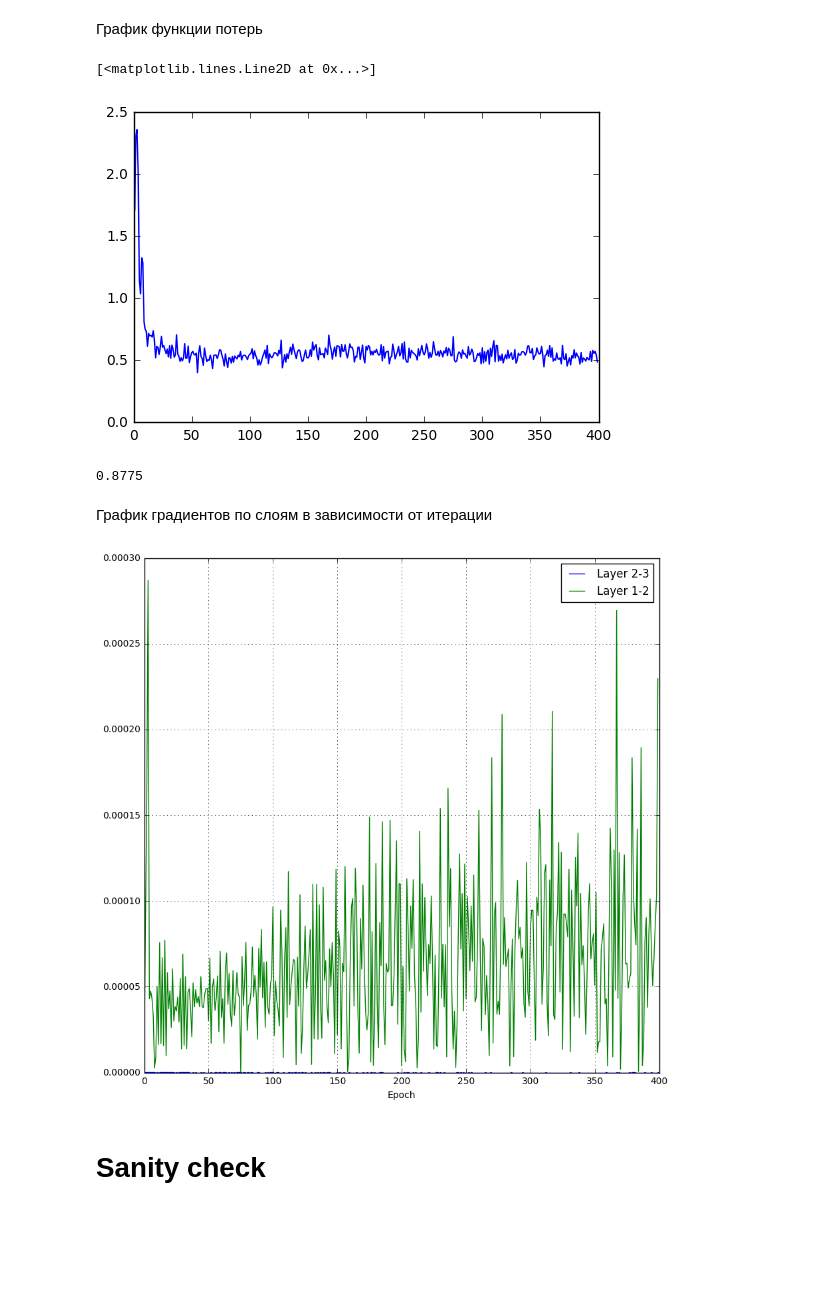
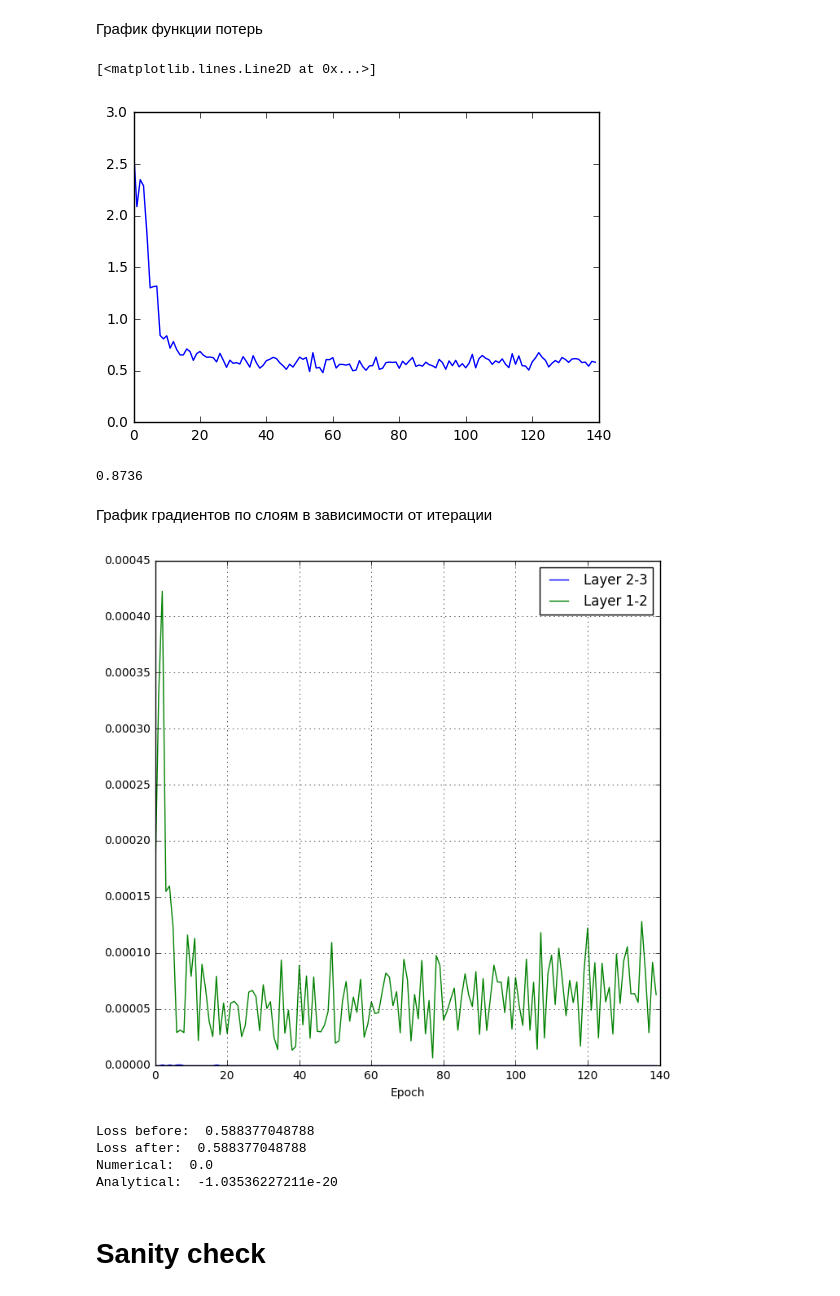
Before and after one commit to tmubarakshin/data_mining, a Jupyter notebook: t.mubarakshin_hw1.ipynb, the cells around one changed output. Cells and saved outputs as stored; diff of their text form; code cells hidden in the pictures; blank space fills up the shorter version.

```diff
--- a/t.mubarakshin_hw1.ipynb
+++ b/t.mubarakshin_hw1.ipynb
@@ -247,6 +247,29 @@ class mlp_NN():
             self.grad_plot[i].append(self.learning_rate * np.average(grad) / self.batch_size)
             self.weights[-i-1] = self.weights[-i-1] - (self.learning_rate / self.batch_size) * grad
 
+    def grad_check(self, X, y):
+        if self.ready:
+            eps = 1e-3
+            self.weights[-1] -= eps
+            loss_before = self.loss_function(self.predict(X), y)
+            print "Loss before: ",loss_before
+            self.weights[-1] += (2.0 * eps)
+            loss_after = self.loss_function(self.predict(X), y)
+            print "Loss after: ", loss_after
+            self.weights[-1] -= eps
+
+            grad_num = (loss_after - loss_before) / (2.0 * eps)
+            grad = np.average(self.grad_plot[num-1][-1])
+
+            print "Numerical: ", grad_num
+            print "Analytical: ", grad
+
+            if not np.isclose(grad_num, grad, atol = eps):
+                print 'Error! Numerical:', grad_num, 'Analytical:', grad
+        else:
+            print 'Network is not ready.'
+
+
     def predict(self, X):
         y_pred = self.feed_forward(X, train = False)
         return y_pred
@@ -261,7 +284,7 @@ def lrate(epoch):
 def test_accuracy(y_pred, y_true):
     return np.sum((np.array(y_pred) == np.array(y_true))) / float(np.array(y_pred).shape[0])
 # %%
-testnn = mlp_NN(batch_size = 250, learning_rate = lrate, n_iter = 400, loss = 'cross-entropy', penalty = 'L2',
+testnn = mlp_NN(batch_size = 350, learning_rate = lrate, n_iter = 140, loss = 'cross-entropy', penalty = 'L2',
                 C = 0.0,
                 layers = [('Sigmoid', 300, True),
                           #('Sigmoid', 400, True),
@@ -276,22 +299,29 @@ testnn.fit(X_train, y_train)
 plt.plot(testnn.errors_plot)
 # %% [output]
 [<matplotlib.lines.Line2D at 0x...>]
-[figure, old version]
+[figure, new version]
 # %%
 print "%.4f" % test_accuracy(np.argmax(testnn.predict(X_test), axis = 1), np.argmax(y_test, axis = 1))
 # %% [output]
-0.8775
+0.8736
 # %% [markdown]
 График градиентов по слоям в зависимости от итерации
 # %%
-plt.figure(figsize=(10,10))
+plt.figure(figsize=(8,8))
 for num, grad in enumerate(testnn.grad_plot):
     plt.plot(np.abs(grad), label = 'Layer ' + str(len(testnn.layers) - num) + '-' + str(len(testnn.layers) + 1 - num))
 plt.xlabel('Epoch')
 plt.legend()
 plt.grid()
 # %% [output]
-[figure, old version]
+[figure, new version]
+# %%
+testnn.grad_check(X_train, y_train)
+# %% [output]
+Loss before:  0.588377048788
+Loss after:  0.588377048788
+Numerical:  0.0
+Analytical:  -1.03536227211e-20
 # %% [markdown]
 # Sanity check
 # %% [markdown]
```
